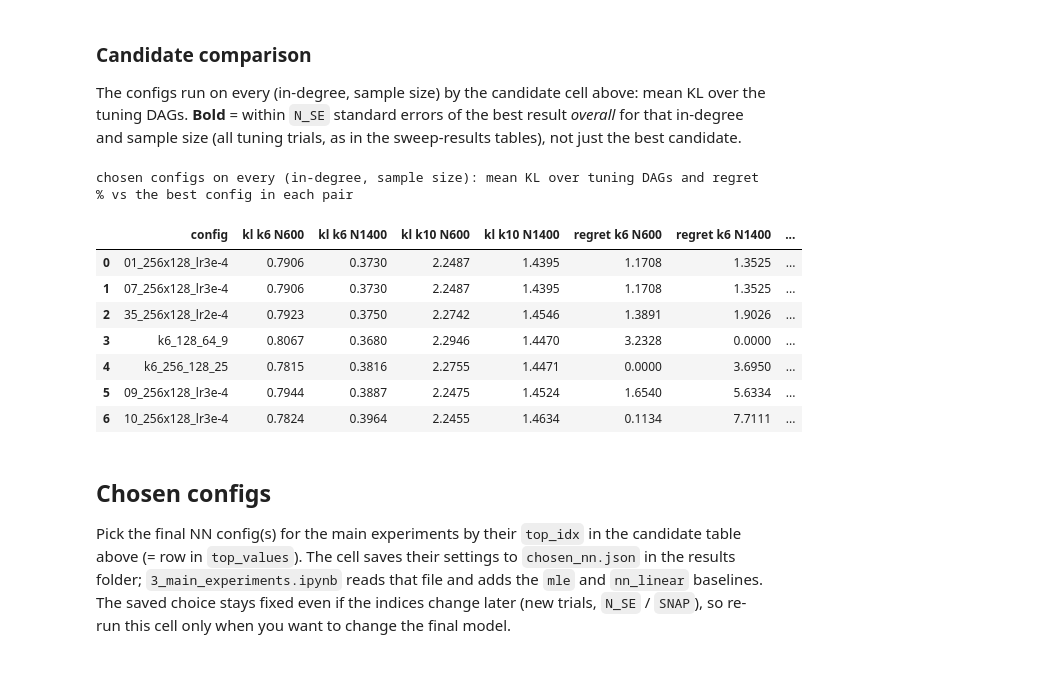
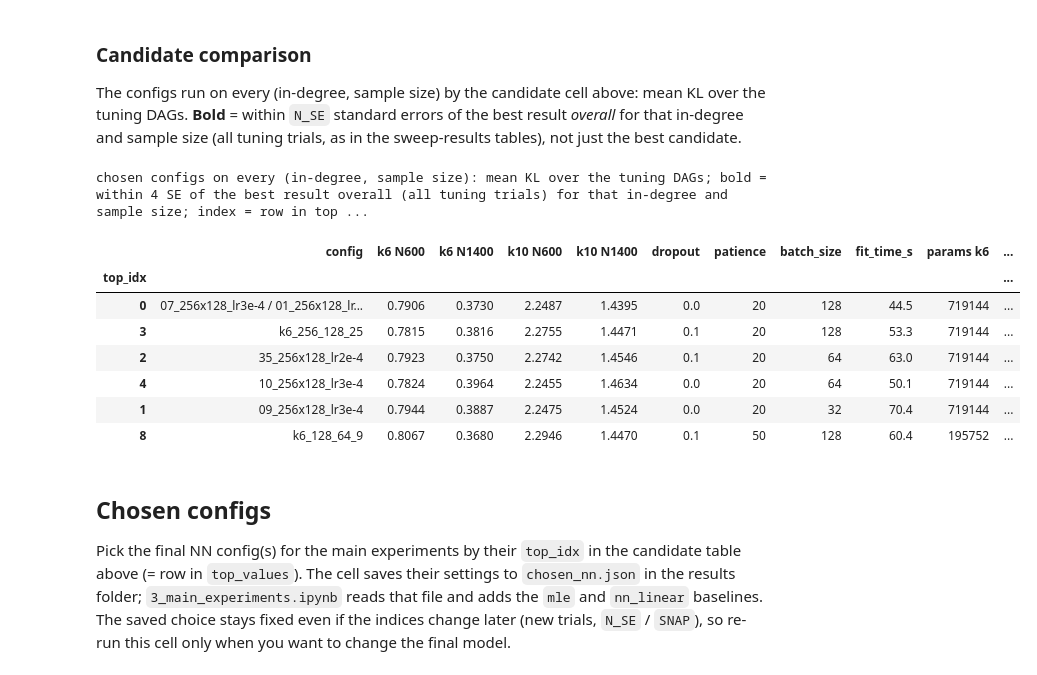
Before and after one commit to kay-asp/Neural-Discrete-Bayesian-Network, a Jupyter notebook: 2_hyperparameter_tuning.ipynb, the cells around one changed output. Cells and saved outputs as stored; diff of their text form; code cells hidden in the pictures.

Commit message:
chosen__nn

```diff
--- a/2_hyperparameter_tuning.ipynb
+++ b/2_hyperparameter_tuning.ipynb
@@ -475,22 +472,22 @@ in-degree and sample size (all tuning trials, as in the sweep-results tables), n
 # %%
 # bold = within N_SE SE of the best result overall (from the sweep-results tables above;
 # without `tables`, the best of all tuning trials is used)
 # index = row number in top_values (same settings), for choosing the final config below
-cand_table = plotting.candidate_table(plotting.load_trials(RESULTS_DIR), n_se=N_SE,
+cand_table = plotting.candidate_table(plotting.load_trials(RESULTS_DIR), n_se=4,
                                       tables=globals().get("tables"),
                                       top_values=globals().get("top_values"))
 if cand_table.empty:
     print("no candidate runs yet: run the candidate cell above")
 # %% [output]
-chosen configs on every (in-degree, sample size): mean KL over tuning DAGs and regret % vs the best config in each pair
+chosen configs on every (in-degree, sample size): mean KL over the tuning DAGs; bold = within 4 SE of the best result overall (all tuning trials) for that in-degree and sample size; index = row in top ...
-|  | config | kl k6 N600 | kl k6 N1400 | kl k10 N600 | kl k10 N1400 | regret k6 N600 | regret k6 N1400 | ... |
-| 0 | 01_256x128_lr3e-4 | 0.7906 | 0.3730 | 2.2487 | 1.4395 | 1.1708 | 1.3525 | ... |
-| 1 | 07_256x128_lr3e-4 | 0.7906 | 0.3730 | 2.2487 | 1.4395 | 1.1708 | 1.3525 | ... |
-| 2 | 35_256x128_lr2e-4 | 0.7923 | 0.3750 | 2.2742 | 1.4546 | 1.3891 | 1.9026 | ... |
-| 3 | k6_128_64_9 | 0.8067 | 0.3680 | 2.2946 | 1.4470 | 3.2328 | 0.0000 | ... |
-| 4 | k6_256_128_25 | 0.7815 | 0.3816 | 2.2755 | 1.4471 | 0.0000 | 3.6950 | ... |
-| 5 | 09_256x128_lr3e-4 | 0.7944 | 0.3887 | 2.2475 | 1.4524 | 1.6540 | 5.6334 | ... |
-| 6 | 10_256x128_lr3e-4 | 0.7824 | 0.3964 | 2.2455 | 1.4634 | 0.1134 | 7.7111 | ... |
+|  | config | k6 N600 | k6 N1400 | k10 N600 | k10 N1400 | dropout | patience | batch_size | fit_time_s | params k6 | ... |
+| top_idx |  |  |  |  |  |  |  |  |  |  | ... |
+| 0 | 07_256x128_lr3e-4 / 01_256x128_lr... | 0.7906 | 0.3730 | 2.2487 | 1.4395 | 0.0 | 20 | 128 | 44.5 | 719144 | ... |
+| 3 | k6_256_128_25 | 0.7815 | 0.3816 | 2.2755 | 1.4471 | 0.1 | 20 | 128 | 53.3 | 719144 | ... |
+| 2 | 35_256x128_lr2e-4 | 0.7923 | 0.3750 | 2.2742 | 1.4546 | 0.1 | 20 | 64 | 63.0 | 719144 | ... |
+| 4 | 10_256x128_lr3e-4 | 0.7824 | 0.3964 | 2.2455 | 1.4634 | 0.0 | 20 | 64 | 50.1 | 719144 | ... |
+| 1 | 09_256x128_lr3e-4 | 0.7944 | 0.3887 | 2.2475 | 1.4524 | 0.0 | 20 | 32 | 70.4 | 719144 | ... |
+| 8 | k6_128_64_9 | 0.8067 | 0.3680 | 2.2946 | 1.4470 | 0.1 | 50 | 128 | 60.4 | 195752 | ... |
 # %% [markdown]
 ## Chosen configs
 Pick the final NN config(s) for the main experiments by their `top_idx` in the candidate table above
```
Also changed, not shown: parts of 3 cells of this notebook, 3 other files.
